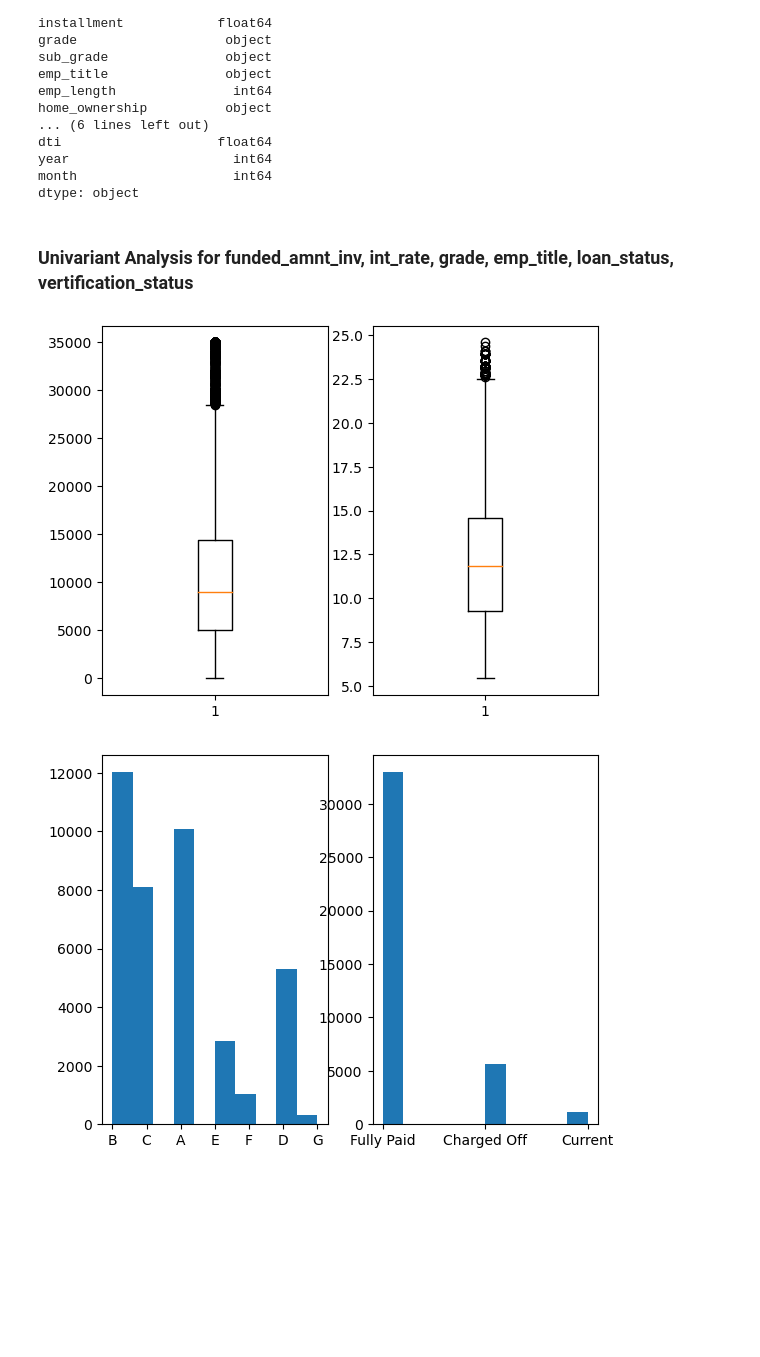
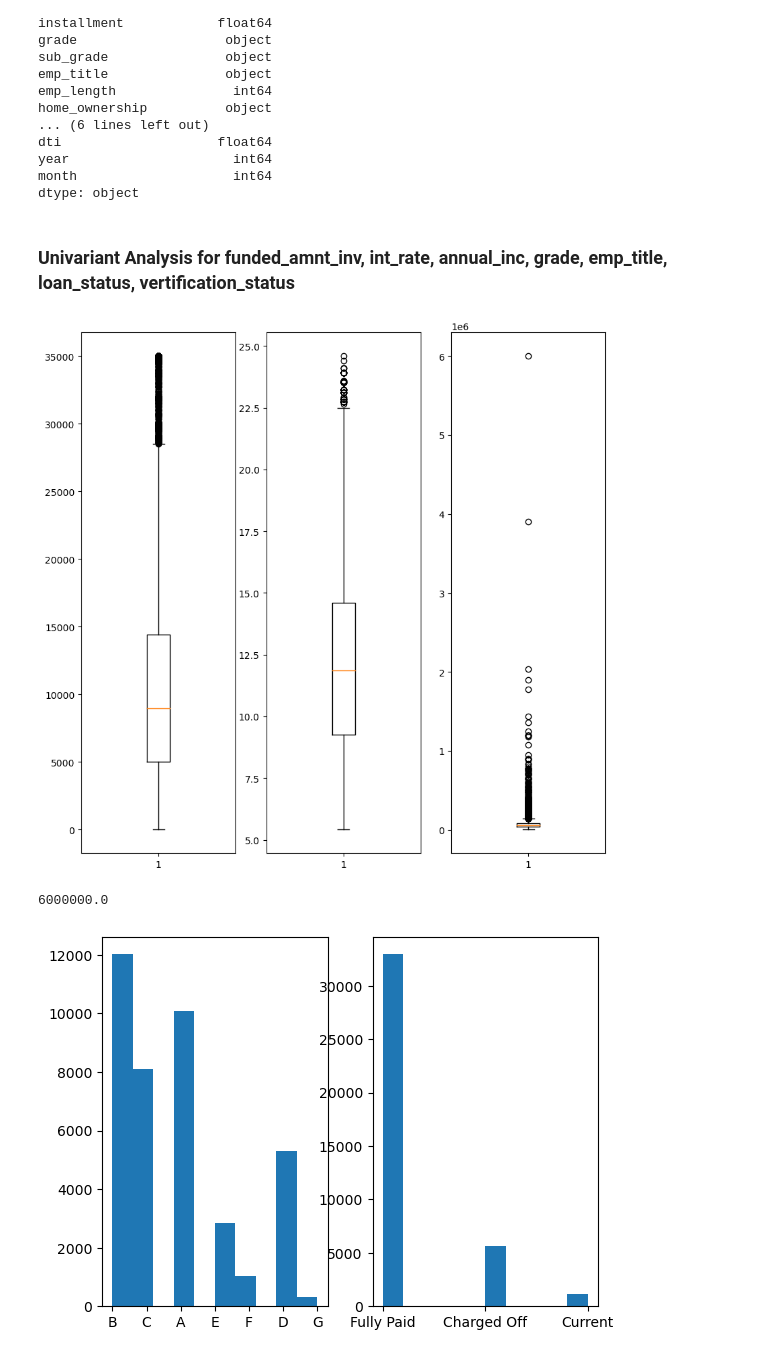
Before and after one commit to Rakesh459/groupcasestudyonloan, a Jupyter notebook: group case study loan.ipynb, the cells around one changed output. Saved outputs shown, nothing was run; the diff lists cells and outputs as text; code cells hidden in the pictures; blank space fills up the shorter version.

Commit message:
adding outliers for annual income column

```diff
--- a/group case study loan.ipynb
+++ b/group case study loan.ipynb
@@ -167,15 +167,22 @@ year                     int64
 month                    int64
 dtype: object
 # %% [markdown]
-### Univariant Analysis for funded_amnt_inv, int_rate, grade, emp_title, loan_status, vertification_status
+### Univariant Analysis for funded_amnt_inv, int_rate, annual_inc, grade, emp_title, loan_status, vertification_status
 # %%
-figure, axis = plt.subplots(1,2)
+figure, axis = plt.subplots(1,3)
+
+figure.set_figheight(10)
+figure.set_figwidth(10)
 
 axis[0].boxplot(loan_df.funded_amnt_inv)
 axis[1].boxplot(loan_df.int_rate)
+axis[2].boxplot(loan_df.annual_inc)
 plt.show()
+
+loan_df.annual_inc.max()
 # %% [output]
-[figure, old version]
+[figure, new version]
+6000000.0
 # %%
 figure, axis = plt.subplots(1,2)
 axis[0].hist(loan_df.grade, bins=10)
```
Also changed, not shown: parts of 2 cells of this notebook.
